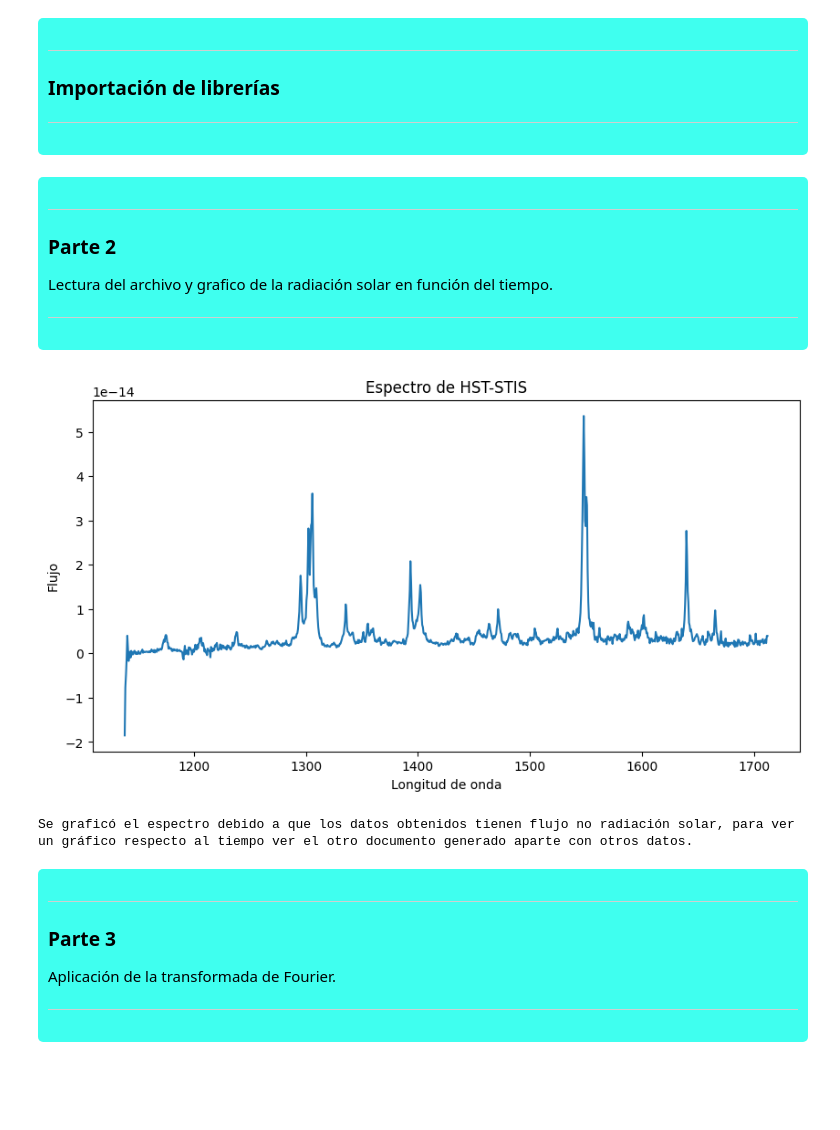
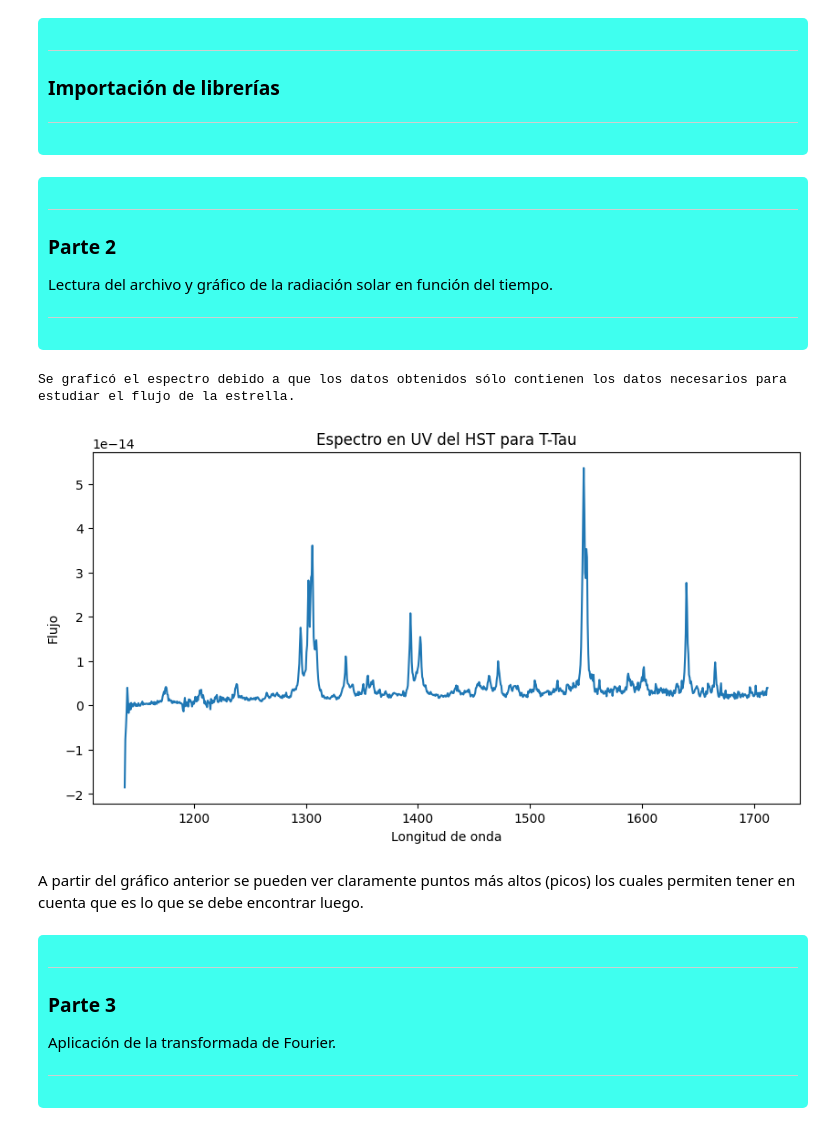
Before and after one commit to B-Namor/AtmosphericCharacterizationUsingFourierAnalisis, a Jupyter notebook: Proyecto.ipynb, the cells around one changed output. Drawn from its saved outputs; the diff is of its cells as text; code cells hidden in the pictures; blank space fills up the shorter version.

```diff
--- a/Proyecto.ipynb
+++ b/Proyecto.ipynb
@@ -33,7 +57,7 @@ from scipy.fft import fft, fftfreq # Utilizar FFT (no se usa)
 ---
 ### **Parte 2**
 
-Lectura del archivo y grafico de la radiación solar en función del tiempo.
+Lectura del archivo y gráfico de la radiación solar en función del tiempo.
 
 ---
 
@@ -41,30 +65,32 @@ Lectura del archivo y grafico de la radiación solar en función del tiempo.
 # %%
 # Se lee el archivo
 mainDirectory = Path().resolve()
 file = mainDirectory/"Datos de muestra"/"HST-STIS"/"HST"/"hst_hasp_8317_stis_t-tau_o5ex"/"hst_8317_stis_t-tau_sg140l_o5ex_cspec.fits" # 1862 s
 with fits.open(file) as fitFile:
     data = fitFile[1].data
     wavelength = data['WAVELENGTH'][0]
     flux = data['FLUX'][0]
 
 # Se definen las variables por medio de Pandas
 df = pd.DataFrame({
     'wavelength': wavelength,
     'flux': flux
 })
 
+print("Se graficó el espectro debido a que los datos obtenidos sólo contienen los datos necesarios para estudiar el flujo de la estrella.")
+
 # Se grafica el espectro
 plt.figure(figsize=(10,5))
 plt.plot(df['wavelength'], df['flux'])
 plt.xlabel("Longitud de onda")
 plt.ylabel("Flujo")
-plt.title("Espectro de HST-STIS")
+plt.title("Espectro en UV del HST para T-Tau")
 plt.show()
-
-print("Se graficó el espectro debido a que los datos obtenidos tienen flujo no radiación solar, para ver un gráfico respecto al tiempo ver el otro documento generado aparte con otros datos.")
 # %% [output]
+Se graficó el espectro debido a que los datos obtenidos sólo contienen los datos necesarios para estudiar el flujo de la estrella.
-[figure, old version]
+[figure, new version]
-Se graficó el espectro debido a que los datos obtenidos tienen flujo no radiación solar, para ver un gráfico respecto al tiempo ver el otro documento generado aparte con otros datos.
+# %% [markdown]
+A partir del gráfico anterior se pueden ver claramente puntos más altos (picos) los cuales permiten tener en cuenta que es lo que se debe encontrar luego.
 # %% [markdown]
 <div style="background-color: #00ffeac0; color: black; padding: 10px; border-radius: 5px; max-width: 98%;">
 
```
Also changed, not shown: parts of 13 cells of this notebook, 1 other file.
